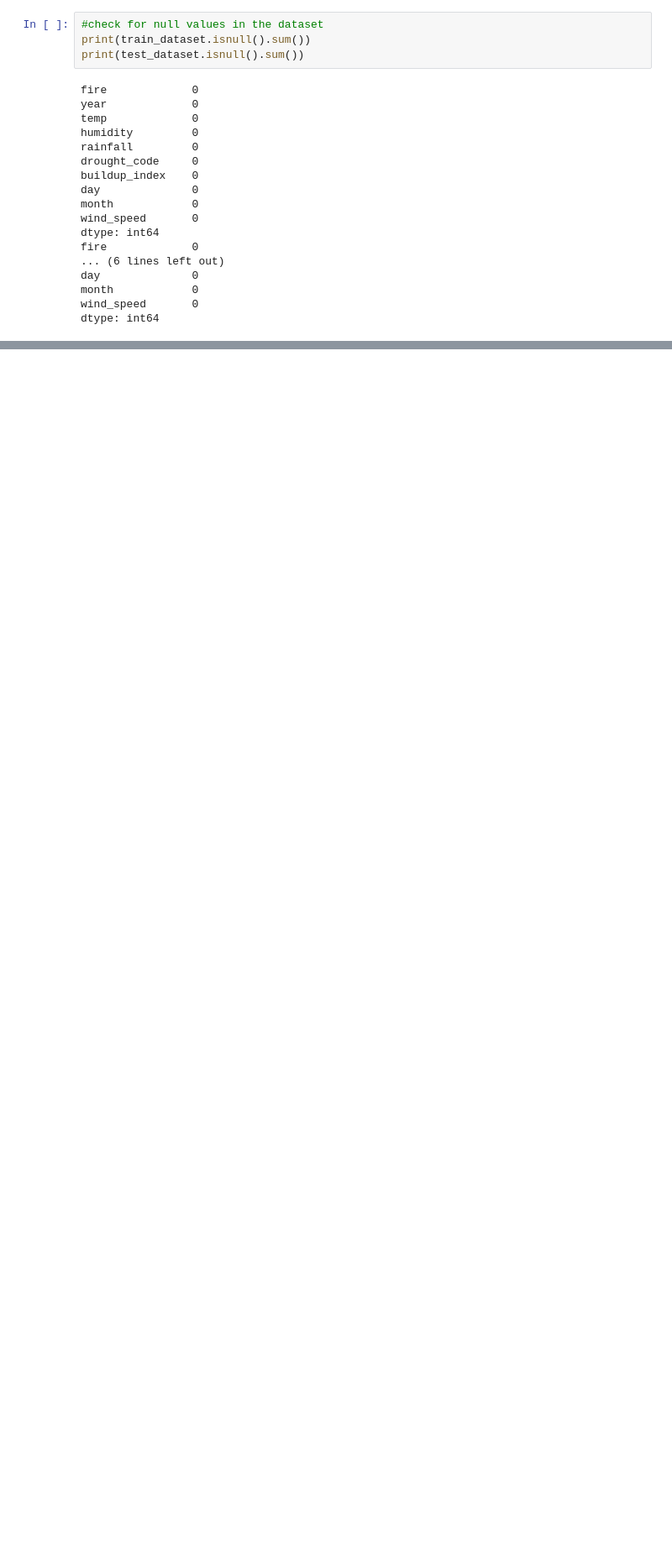
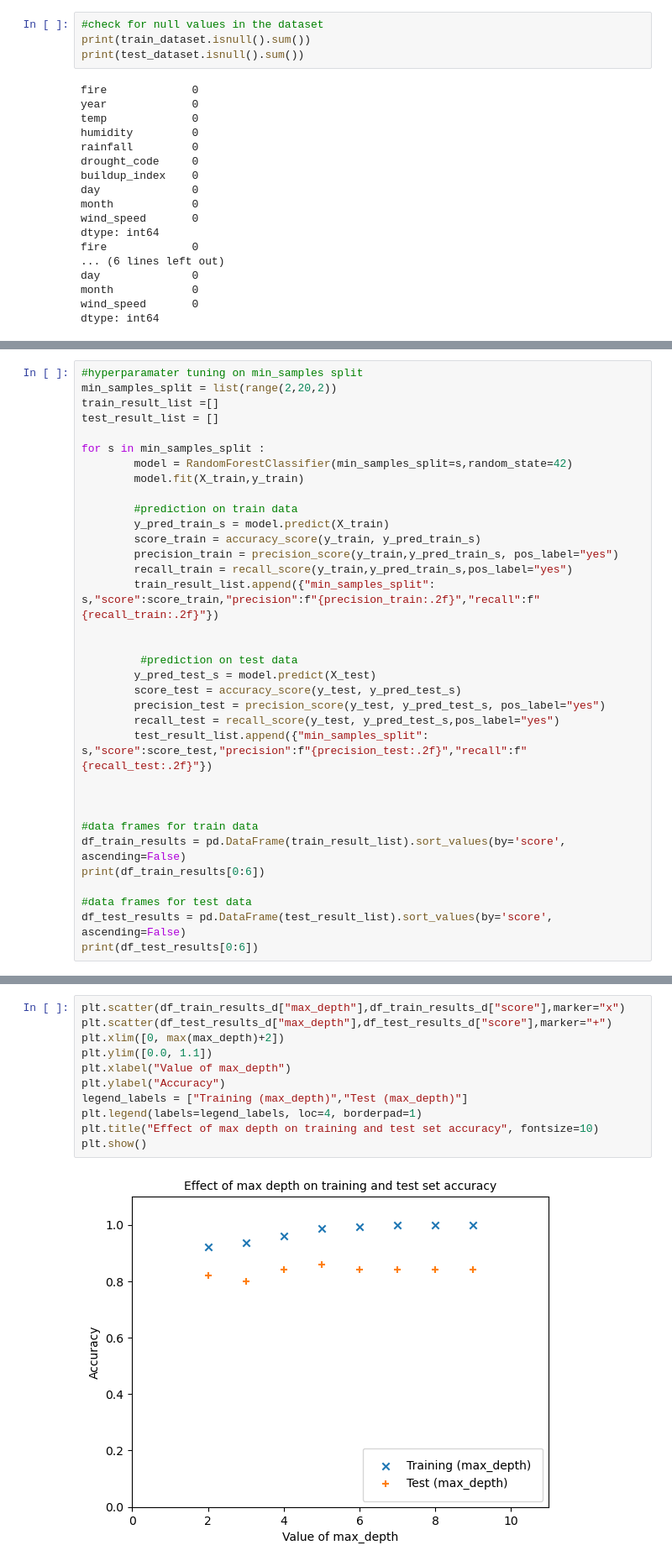
Before and after one commit to phoebe25246966/project, a Jupyter notebook: CT4101_A1_wong_phoebehuilei_code.ipynb, the cells around one changed output, grey strips where cells are left out. Shown: that part at 84% size. Saved outputs shown, nothing was run; the diff lists cells and outputs as text; blank space fills up the shorter version.

```diff
--- a/CT4101_A1_wong_phoebehuilei_code.ipynb
+++ b/CT4101_A1_wong_phoebehuilei_code.ipynb
@@ -132,0 +96,34 @@ weighted avg       0.85      0.84      0.84        50
+# %%
+#hyperparamater tuning on min_samples split
+min_samples_split = list(range(2,20,2))
+train_result_list =[]
+test_result_list = []
+
+for s in min_samples_split :
+        model = RandomForestClassifier(min_samples_split=s,random_state=42)
+        model.fit(X_train,y_train)
+
+        #prediction on train data
+        y_pred_train_s = model.predict(X_train)
+        score_train = accuracy_score(y_train, y_pred_train_s)
+        precision_train = precision_score(y_train,y_pred_train_s, pos_label="yes")
+        recall_train = recall_score(y_train,y_pred_train_s,pos_label="yes")
+        train_result_list.append({"min_samples_split": s,"score":score_train,"precision":f"{precision_train:.2f}","recall":f"{recall_train:.2f}"})
+
+
+         #prediction on test data
+        y_pred_test_s = model.predict(X_test)
+        score_test = accuracy_score(y_test, y_pred_test_s)
+        precision_test = precision_score(y_test, y_pred_test_s, pos_label="yes")
+        recall_test = recall_score(y_test, y_pred_test_s,pos_label="yes")
+        test_result_list.append({"min_samples_split": s,"score":score_test,"precision":f"{precision_test:.2f}","recall":f"{recall_test:.2f}"})
+
+
+
+#data frames for train data
+df_train_results = pd.DataFrame(train_result_list).sort_values(by='score', ascending=False)
+print(df_train_results[0:6])
+
+#data frames for test data
+df_test_results = pd.DataFrame(test_result_list).sort_values(by='score', ascending=False)
+print(df_test_results[0:6])
@@ -167,0 +208,13 @@ print(df_results)
+# %%
+plt.scatter(df_train_results_d["max_depth"],df_train_results_d["score"],marker="x")
+plt.scatter(df_test_results_d["max_depth"],df_test_results_d["score"],marker="+")
+plt.xlim([0, max(max_depth)+2])
+plt.ylim([0.0, 1.1])
+plt.xlabel("Value of max_depth")
+plt.ylabel("Accuracy")
+legend_labels = ["Training (max_depth)","Test (max_depth)"]
+plt.legend(labels=legend_labels, loc=4, borderpad=1)
+plt.title("Effect of max depth on training and test set accuracy", fontsize=10)
+plt.show()
+# %% [output]
+[figure, added]
```
Also changed, not shown: parts of 11 cells of this notebook.
